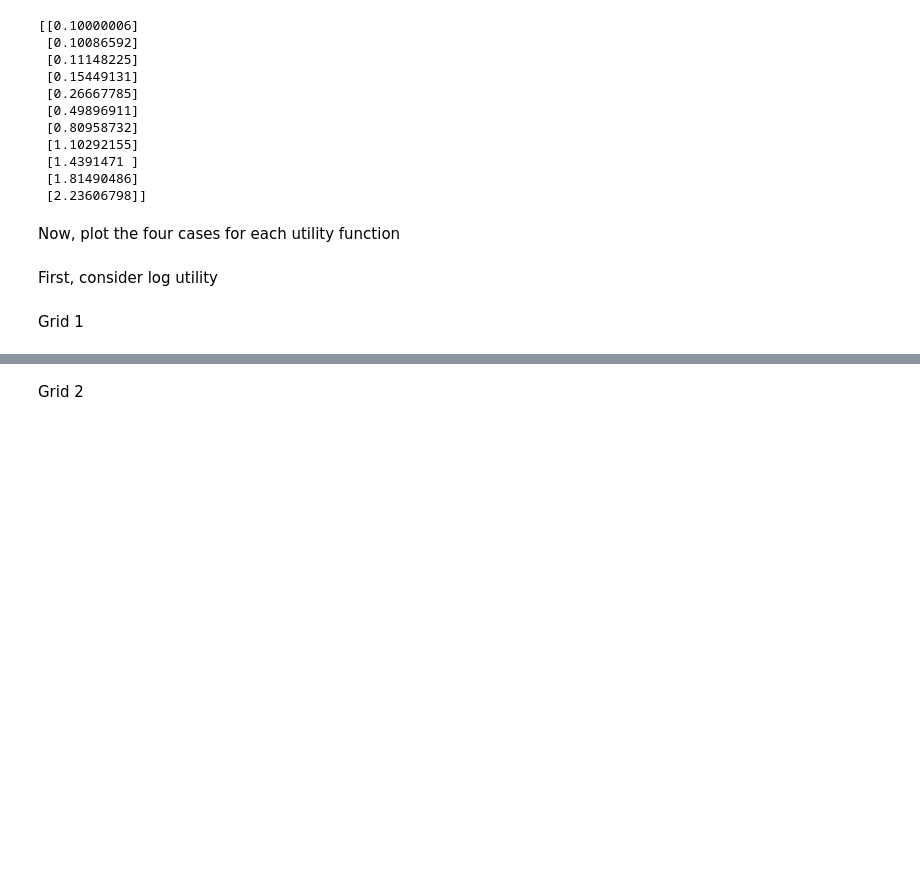
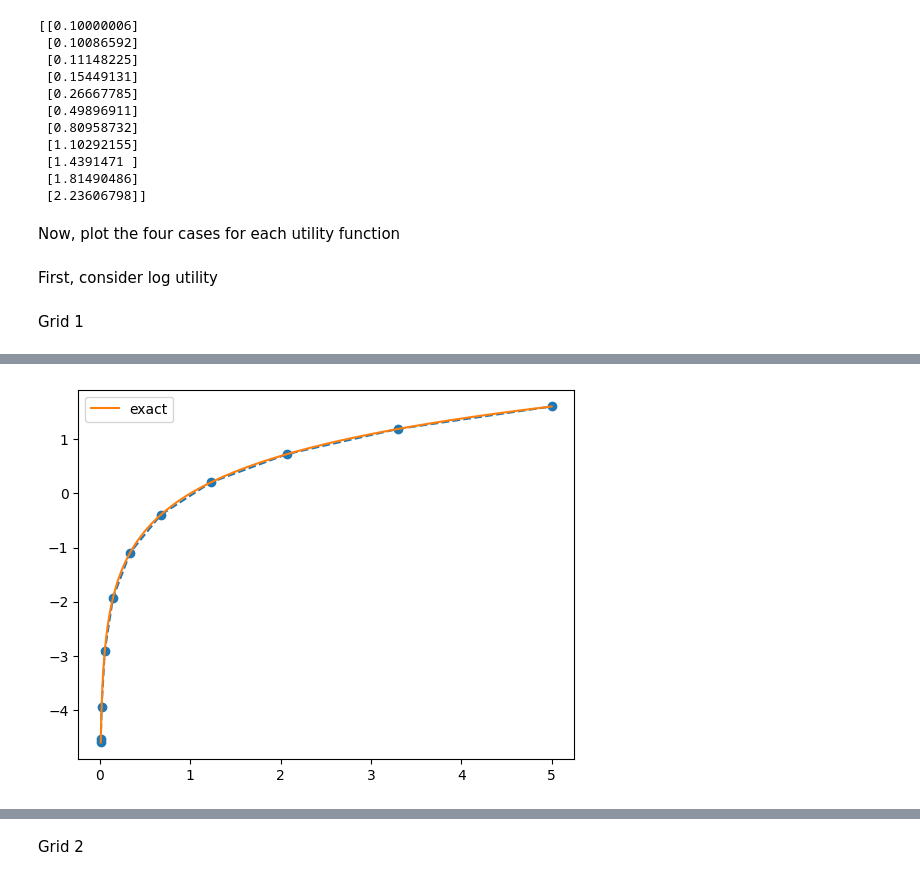
Before and after one commit to sgcbayli024/ECON8185_Homework, a Jupyter notebook: HW2_Bayliss.ipynb, the cells around one changed output, grey strips where cells are left out. Cells and saved outputs as stored; diff of their text form; code cells hidden in the pictures; blank space fills up the shorter version.

```diff
--- a/HW2_Bayliss.ipynb
+++ b/HW2_Bayliss.ipynb
@@ -406,0 +421,7 @@ Grid 1
+# %%
+plt.plot(expanding_grid_4, exp4_new, 'o--')
+plt.plot(interp_grid, f(interp_grid), label = 'exact')
+plt.legend()
+plt.show()
+# %% [output]
+[figure, added]
```
Also changed, not shown: parts of 17 cells of this notebook.
